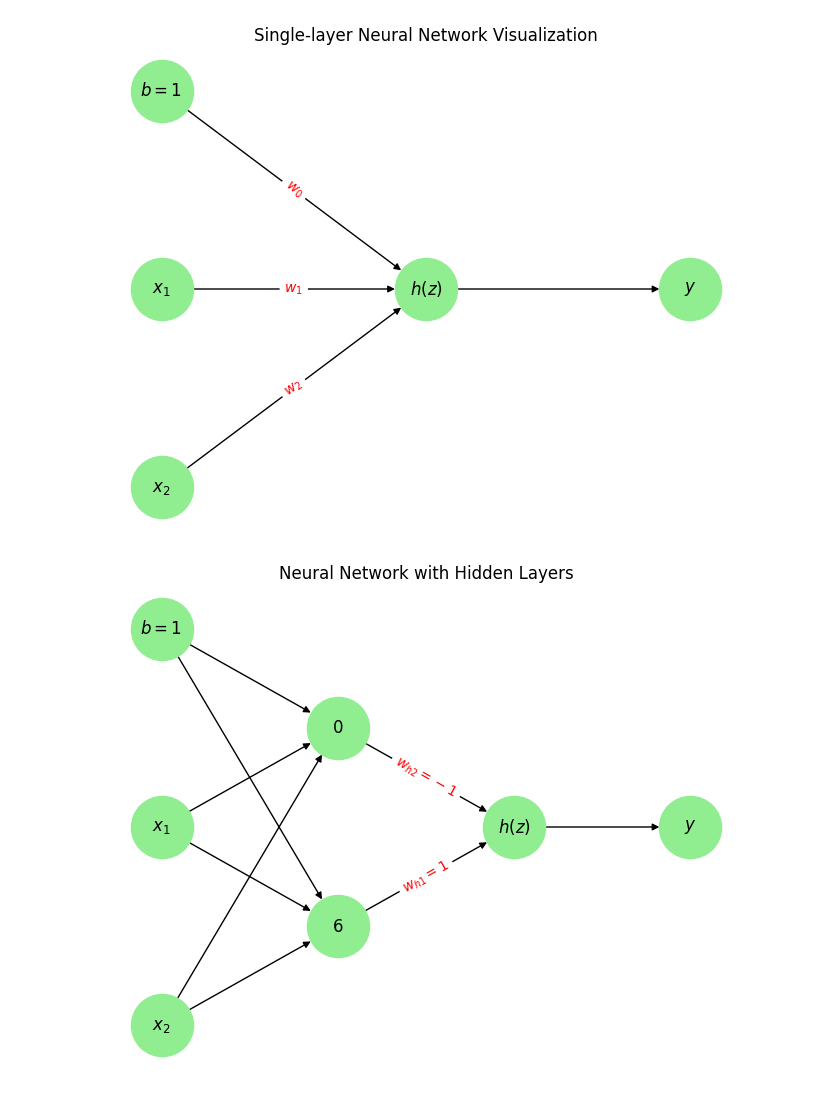
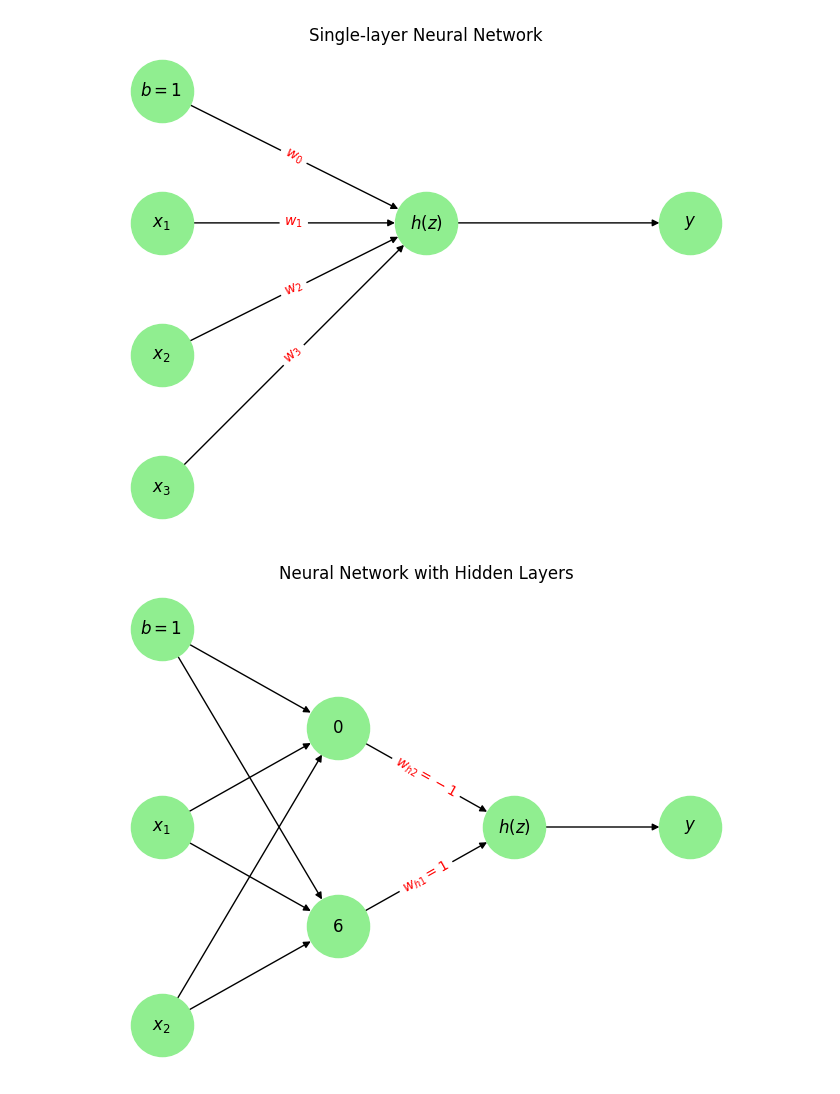
Before and after one commit to myothida/DeepLearning, a Jupyter notebook: chapter1/NN_graph.ipynb, the cells around one changed output. Saved outputs shown, nothing was run; the diff lists cells and outputs as text; code cells hidden in the pictures.

```diff
--- a/chapter1/NN_graph.ipynb
+++ b/chapter1/NN_graph.ipynb
@@ -6,42 +6,45 @@ import matplotlib.pyplot as plt
 G = nx.DiGraph()
 
 # Add nodes for the input layer
+G.add_node('$x_3$', pos=(0, -1))
 G.add_node('$x_2$', pos=(0, 0))
 G.add_node('$x_1$', pos=(0, 1))
 G.add_node('$b=1$', pos=(0, 2))
 
 # Add node for the output layer
 G.add_node('$h(z)$', pos=(0.25, 1))
 
 # Add an out arrow from the output node
 G.add_node('$y$', pos=(0.5, 1))
 
 # Add edges between the input layer nodes and the output node
+G.add_edge('$x_3$', '$h(z)$', weight='$w_3$')
 G.add_edge('$x_2$', '$h(z)$', weight='$w_2$')
 G.add_edge('$x_1$', '$h(z)$', weight='$w_1$')
 G.add_edge('$b=1$', '$h(z)$', weight='$w_0$')
 
 G.add_edge('$h(z)$', '$y$', style='dashed')  # Edge for the arrow
 
 # Define positions for all nodes
 pos = nx.get_node_attributes(G, 'pos')
 
 # Draw the neural network
 nx.draw(G, pos, with_labels=True, node_size=2000, node_color='lightgreen',
         font_size=12, font_weight='bold', arrows=True, arrowstyle='-|>')
 
 # Draw the edge labels
-edge_labels = {('$x_1$', '$h(z)$'): '$w_1$', ('$b=1$', '$h(z)$'): '$w_0$', ('$x_2$', '$h(z)$'): '$w_2$'}
+edge_labels = {('$x_1$', '$h(z)$'): '$w_1$', ('$b=1$', '$h(z)$'): '$w_0$',
+               ('$x_2$', '$h(z)$'): '$w_2$', ('$x_3$', '$h(z)$'): '$w_3$'}
 nx.draw_networkx_edge_labels(G, pos, edge_labels=edge_labels, font_color='red', font_size=10)
 
 # Save the plot as an image file with higher resolution
-plt.title('Single-layer Neural Network Visualization')
+plt.title('Single-layer Neural Network')
 plt.savefig('imgs/slp.png', format='png', dpi=700)
 
 # Show plot
 plt.show()
 # %% [output]
-[figure, old version]
+[figure, new version]
 # %%
 import matplotlib.pyplot as plt
 import networkx as nx
```
Also changed, not shown: 4 other files.
